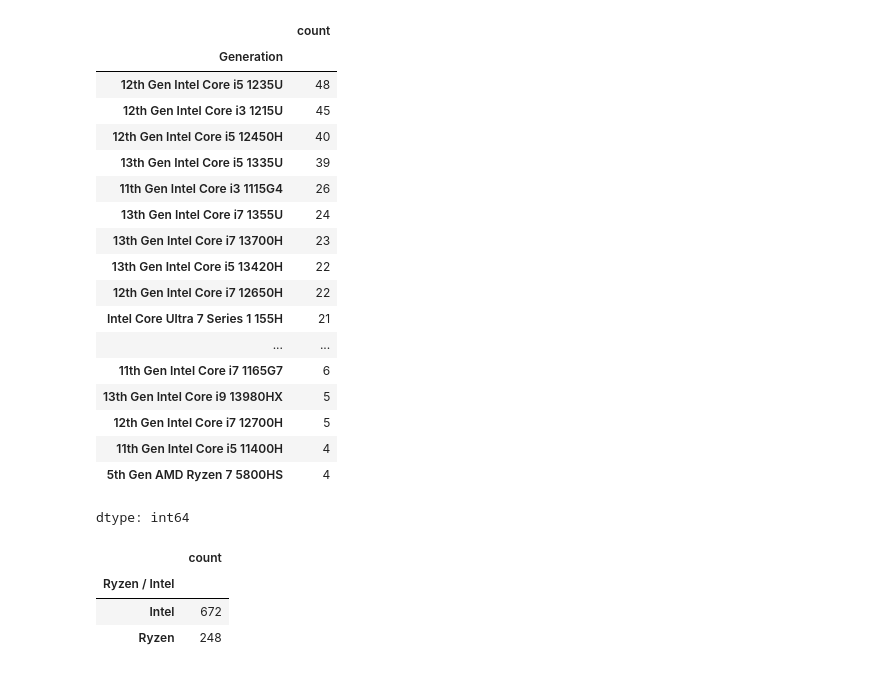
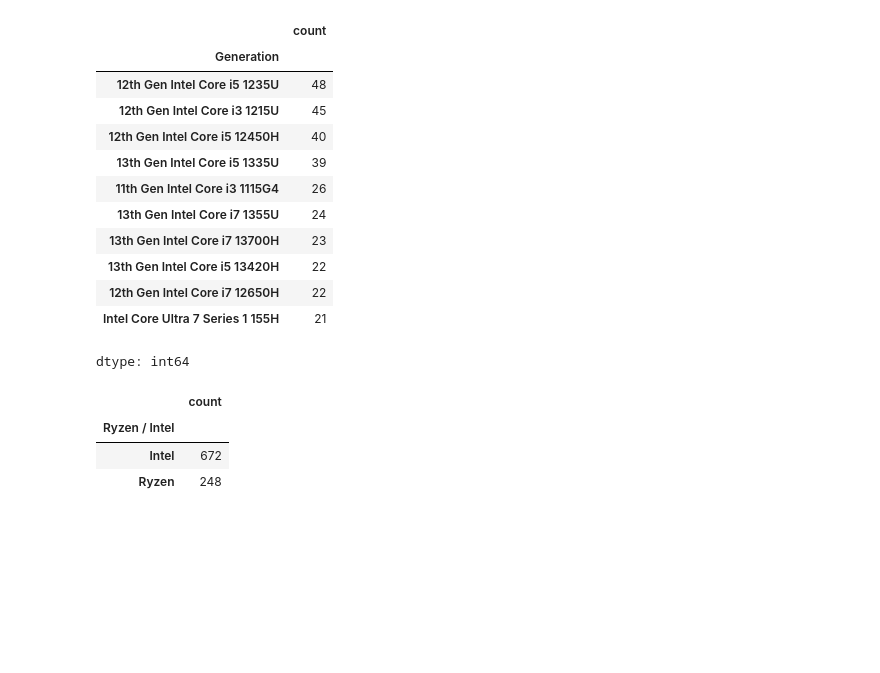
Before and after one commit to ayfoo1/Kaggle-Exploration, a Jupyter notebook: laptop.ipynb, the cells around one changed output. Saved outputs shown, nothing was run; the diff lists cells and outputs as text; code cells hidden in the pictures; blank space fills up the shorter version.

```diff
--- a/laptop.ipynb
+++ b/laptop.ipynb
@@ -31,32 +31,27 @@ df.head()
 | 3 | 3 | Samsung Galaxy Book2 Pro 13 Lapto... | ₹69,990 | 60.0 | 12th Gen Intel Core i5 1240P | 12 Cores (4P + 8E), 16 Threads | 16 GB LPDDR5 RAM | 512 GB SSD | 13.3 inches, 1080 x 1920 pixels | Intel Iris Xe Graphics | ... |
 | 4 | 4 | Xiaomi Redmi G Pro 2024 Gaming La... | ₹1,02,990 | 78.0 | 14th Gen Intel Core i9 14900HX | 24 Cores (8P + 16E), 32 Threads | 16 GB DDR5 RAM | 1 TB SSD | 16.1 inches, 2560 x 1600 pixels | 8 GB NVIDIA GeForce RTX 4060 | ... |
 # %%
+# Data cleaning and transformation of selected attributes
 # 1) generation: get gen, intel/amd, i3/5/7/9
 # 2) core: get core
 # 3) ram: get no. GB
 # 4) ssd: get gb/tb
 # 5) display: get inches
 # 6) warranty: get 1-3yr warranty
-df['Generation'].value_counts().head(50)
+df['Generation'].value_counts().head(10)
 # %% [output]
 |  | count |
 | Generation |  |
 | 12th Gen Intel Core i5 1235U | 48 |
 | 12th Gen Intel Core i3 1215U | 45 |
 | 12th Gen Intel Core i5 12450H | 40 |
 | 13th Gen Intel Core i5 1335U | 39 |
 | 11th Gen Intel Core i3 1115G4 | 26 |
 | 13th Gen Intel Core i7 1355U | 24 |
 | 13th Gen Intel Core i7 13700H | 23 |
 | 13th Gen Intel Core i5 13420H | 22 |
 | 12th Gen Intel Core i7 12650H | 22 |
 | Intel Core Ultra 7 Series 1 155H | 21 |
-| ... | ... |
-| 11th Gen Intel Core i7 1165G7 | 6 |
-| 13th Gen Intel Core i9 13980HX | 5 |
-| 12th Gen Intel Core i7 12700H | 5 |
-| 11th Gen Intel Core i5 11400H | 4 |
-| 5th Gen AMD Ryzen 7 5800HS | 4 |
 dtype: int64
 # %%
 pd.set_option('display.max_columns', None)
```
Also changed, not shown: parts of 5 cells of this notebook, 2 other files.
